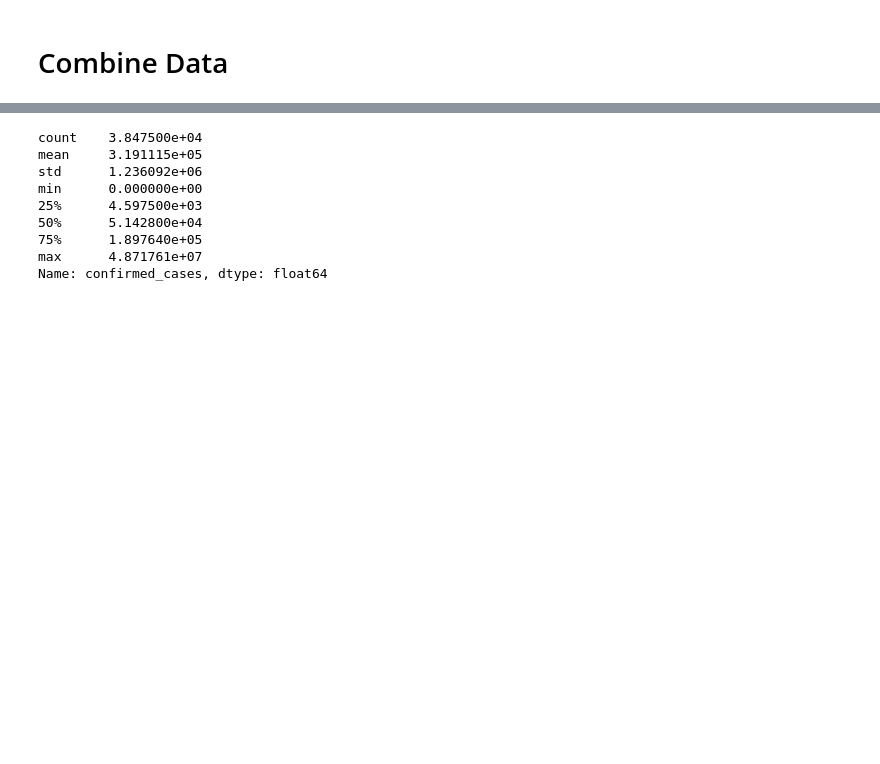
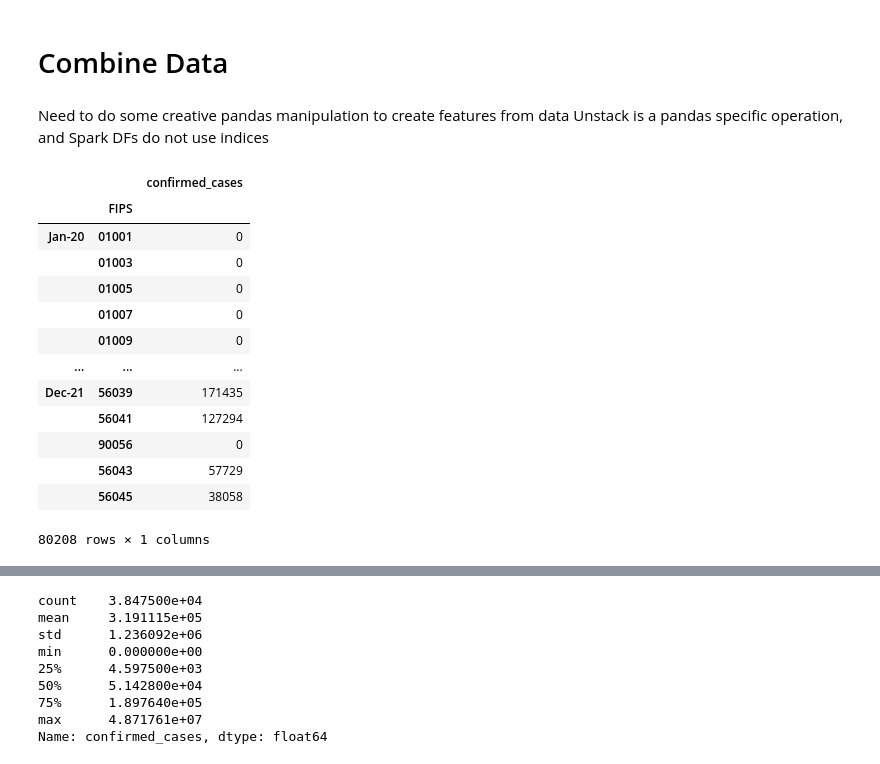
Before and after one commit to fav3ba/Sick-House-Bro, a Jupyter notebook: code/ProjectCode-Spark.ipynb, the cells around one changed output, grey strips where cells are left out. Drawn from its saved outputs; the diff is of its cells as text; code cells hidden in the pictures; blank space fills up the shorter version.

Commit message:
Converting code to Spark

```diff
--- a/code/ProjectCode-Spark.ipynb
+++ b/code/ProjectCode-Spark.ipynb
@@ -105,5 +93,5 @@ death_data
 # %%
-# create month labels for aggregation
+# create month labels for aggregation of cases and deaths
 months = ["Jan", "Feb", "Mar", "Apr", "May", "Jun", "Jul", "Aug", "Sep", "Oct","Nov","Dec"]
 years = ['20','21'] #,'2022'] add back in if wanting 2022 data
 combined = []
@@ -111,11 +99,21 @@ for x in months:
     for y in years:
         combined.append(x+"-"+y) # using same naming scheme as housing data
 
-death_data[combined] = 0
-case_data[combined] = 0
+# add columns for aggregation
+# there's probably a way to do this all at once instead of as a loop
+for date in combined:
+    case_data = case_data.withColumn(date, lit(0))
+    death_data = death_data.withColumn(date, lit(0))
 # %%
 # aggregate to month columns
 # there's gotta be a better way to do this but I can't think of it
+# convert to pandas dataframe for aggregation step, faster due to communication time
+
+death_schema = death_data.schema
+case_schema = case_data.schema
+
+death_data = death_data.toPandas()
+case_data = case_data.toPandas()
 
 # death data
 for i in range(0, len(death_data.columns)):
@@ -188,15 +186,18 @@ for i in range(0, len(case_data.columns)):
      #   if(temp[2] == 22):
       #      if(temp[0] == 1): case_data['Jan-2022'] = case_data['Jan-2022']+case_data[col_name]
        #     if(temp[0] == 2): case_data['Feb-2022'] = case_data['Feb-2022']+case_data[col_name] # data after this won't exist
+
+
+# return to spark dataframes
+death_data = spark.createDataFrame(death_data, schema=death_schema)
+case_data = spark.createDataFrame(case_data, schema=case_schema)
 # %%
 # take only relevant columns
 combined.append('FIPS') # for making new DFs with only relevant columns
-death_data_clean = death_data[combined]
-case_data_clean = case_data[combined]
-# change index to FIPS and drop FIPS column
-case_data_clean.index = case_data_clean.FIPS
-case_data_clean = case_data_clean.drop('FIPS', axis=1)
-death_data_clean.index = death_data_clean.FIPS
-death_data_clean = death_data_clean.drop('FIPS', axis=1)
+death_data_clean = death_data.select(*combined)
+case_data_clean = case_data.select(*combined)
 # %% [markdown]
 # Combine Data
+# %% [markdown]
+Need to do some creative pandas manipulation to create features from data
+Unstack is a pandas specific operation, and Spark DFs do not use indices
@@ -213,7 +218,34 @@ house_date_fips = pd.DataFrame(house.unstack(), columns=['median_home_value']) #
 # %%
+# convert to pandas
+case_data_clean = case_data_clean.toPandas()
+death_data_clean = death_data_clean.toPandas()
+
+# change index to FIPS and drop FIPS column
+case_data_clean.index = case_data_clean.FIPS
+case_data_clean = case_data_clean.drop('FIPS', axis=1)
+death_data_clean.index = death_data_clean.FIPS
+death_data_clean = death_data_clean.drop('FIPS', axis=1)
+
 # index death and case data by date
 case_date_fips = pd.DataFrame(case_data_clean.unstack(), columns=['confirmed_cases'])
 death_date_fips = pd.DataFrame(death_data_clean.unstack(), columns=['confirmed_deaths'])
 case_date_fips = case_date_fips.dropna()
 death_date_fips = death_date_fips.dropna()
+# %%
+case_date_fips
+# %% [output]
+|  |  | confirmed_cases |
+|  | FIPS |  |
+| Jan-20 | 01001 | 0 |
+|  | 01003 | 0 |
+|  | 01005 | 0 |
+|  | 01007 | 0 |
+|  | 01009 | 0 |
+| ... | ... | ... |
+| Dec-21 | 56039 | 171435 |
+|  | 56041 | 127294 |
+|  | 90056 | 0 |
+|  | 56043 | 57729 |
+|  | 56045 | 38058 |
+80208 rows × 1 columns
 # %%
```
Also changed, not shown: parts of 23 cells of this notebook.
